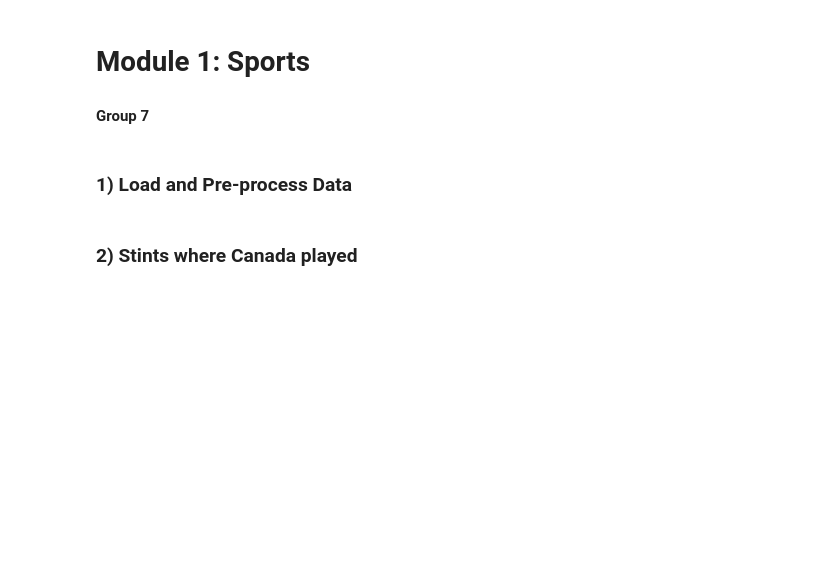
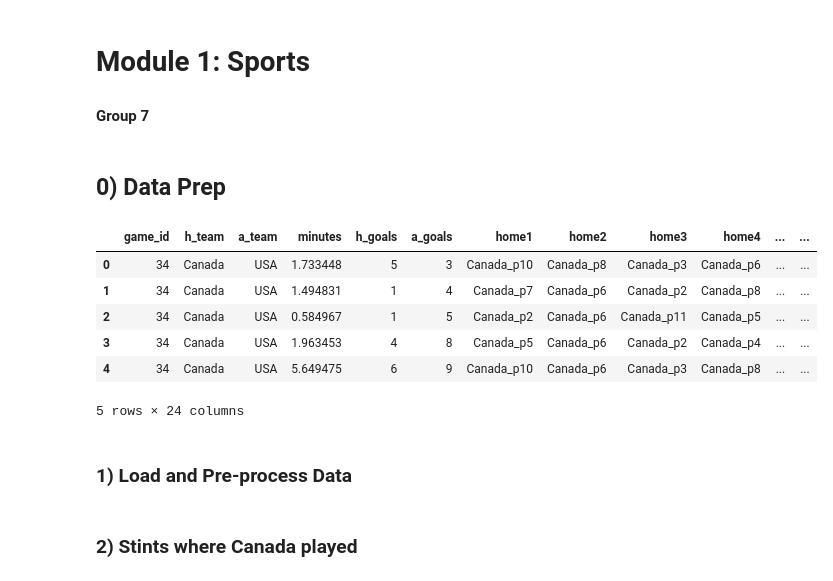
Before and after one commit to tanjeemh/paraolympic-lineup, a Jupyter notebook: prediction.ipynb, the cells around one changed output. Drawn from its saved outputs; the diff is of its cells as text; code cells hidden in the pictures; blank space fills up the shorter version.

```diff
--- a/prediction.ipynb
+++ b/prediction.ipynb
@@ -9,6 +9,42 @@ import itertools
 from sklearn.linear_model import Ridge
 from sklearn.model_selection import KFold
 from sklearn.metrics import mean_squared_error
+# %% [markdown]
+## 0) Data Prep
+# %%
+from src.data_prep import (
+    load_csvs,
+    extract_team_view,
+    build_rating_map,
+    add_lineup_ratings,
+    filter_min_stint_minutes,
+)
+
+# Load raw data
+stints, players_df = load_csvs(
+    "data/raw/stint_data.csv",
+    "data/raw/player_data.csv",
+)
+
+# Focus on Canada
+team_df = extract_team_view(stints, team_name="Canada")
+
+# Add classification ratings
+rating_map = build_rating_map(players_df)
+team_df = add_lineup_ratings(team_df, rating_map)
+
+# Optional: mirror app filtering
+team_df = filter_min_stint_minutes(team_df, min_minutes=0.5)
+
+team_df.head()
+# %% [output]
+|  | game_id | h_team | a_team | minutes | h_goals | a_goals | home1 | home2 | home3 | home4 | ... | ... |
+| 0 | 34 | Canada | USA | 1.733448 | 5 | 3 | Canada_p10 | Canada_p8 | Canada_p3 | Canada_p6 | ... | ... |
+| 1 | 34 | Canada | USA | 1.494831 | 1 | 4 | Canada_p7 | Canada_p6 | Canada_p2 | Canada_p8 | ... | ... |
+| 2 | 34 | Canada | USA | 0.584967 | 1 | 5 | Canada_p2 | Canada_p6 | Canada_p11 | Canada_p5 | ... | ... |
+| 3 | 34 | Canada | USA | 1.963453 | 4 | 8 | Canada_p5 | Canada_p6 | Canada_p2 | Canada_p4 | ... | ... |
+| 4 | 34 | Canada | USA | 5.649475 | 6 | 9 | Canada_p10 | Canada_p6 | Canada_p3 | Canada_p8 | ... | ... |
+5 rows × 24 columns
 # %% [markdown]
 ### 1) Load and Pre-process Data
 # %%
```
Also changed, not shown: parts of 19 cells of this notebook.
